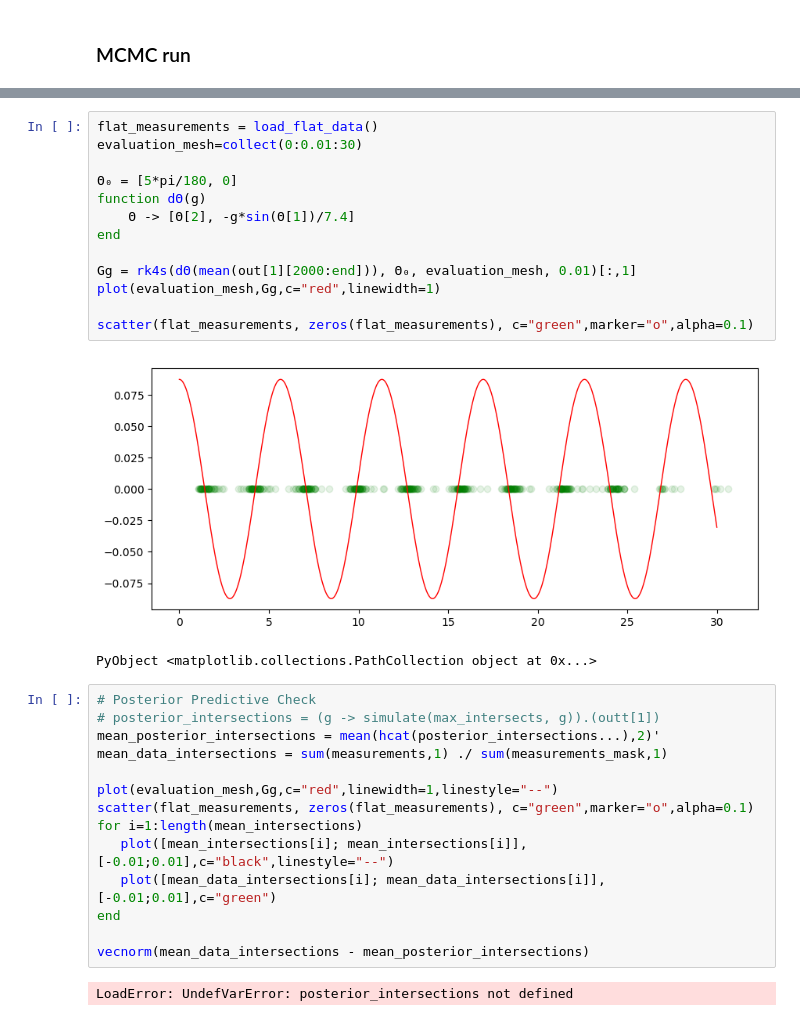
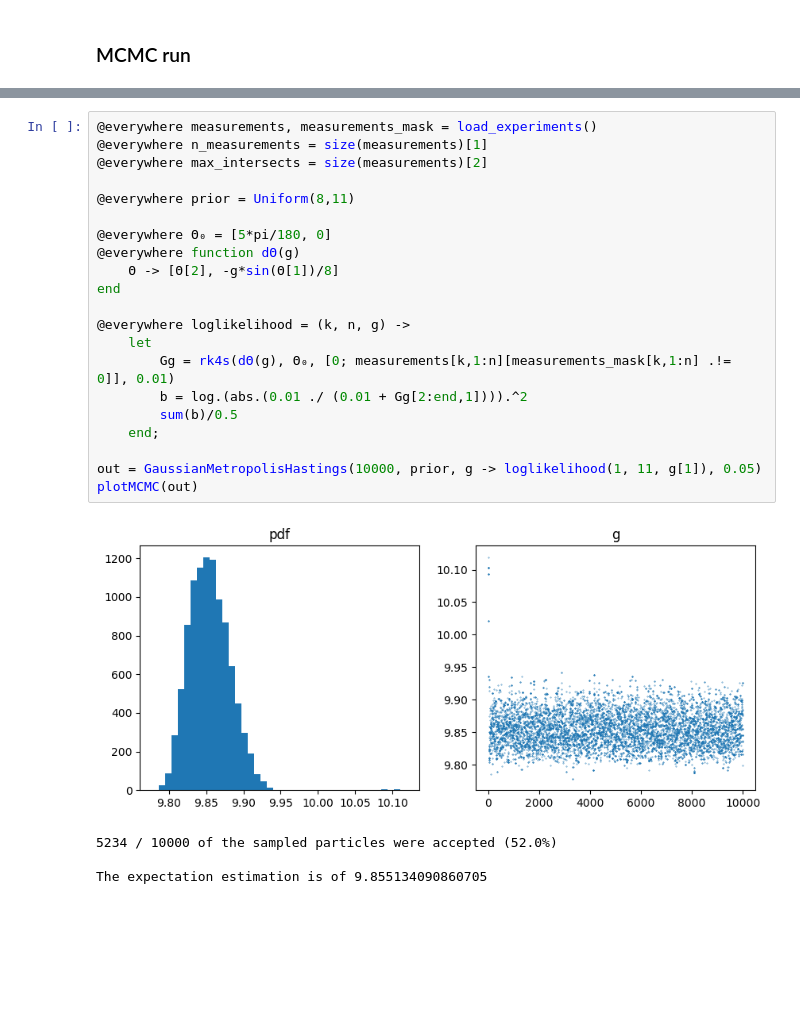
Before and after one commit to matthieubulte/smc, a Jupyter notebook: code/Flat model.ipynb, the cells around one changed output, grey strips where cells are left out. Drawn from its saved outputs; the diff is of its cells as text; blank space fills up the shorter version.

```diff
--- a/code/Flat model.ipynb
+++ b/code/Flat model.ipynb
@@ -112,32 +120,26 @@ The expectation estimation is of 9.413542640876058
-# %%
-flat_measurements = load_flat_data()
-evaluation_mesh=collect(0:0.01:30)
-
-Θ₀ = [5*pi/180, 0]
-function dΘ(g)
-    Θ -> [Θ[2], -g*sin(Θ[1])/7.4]
-end
-
-Gg = rk4s(dΘ(mean(out[1][2000:end])), Θ₀, evaluation_mesh, 0.01)[:,1]
-plot(evaluation_mesh,Gg,c="red",linewidth=1)
-
-scatter(flat_measurements, zeros(flat_measurements), c="green",marker="o",alpha=0.1)
-# %% [output]
-[figure, removed]
-PyObject <matplotlib.collections.PathCollection object at 0x...>
-# %%
-# Posterior Predictive Check
-# posterior_intersections = (g -> simulate(max_intersects, g)).(outt[1])
-mean_posterior_intersections = mean(hcat(posterior_intersections...),2)'
-mean_data_intersections = sum(measurements,1) ./ sum(measurements_mask,1)
-
-plot(evaluation_mesh,Gg,c="red",linewidth=1,linestyle="--")
-scatter(flat_measurements, zeros(flat_measurements), c="green",marker="o",alpha=0.1)
-for i=1:length(mean_intersections)
-   plot([mean_intersections[i]; mean_intersections[i]], [-0.01;0.01],c="black",linestyle="--")
-   plot([mean_data_intersections[i]; mean_data_intersections[i]], [-0.01;0.01],c="green")
-end
-
-vecnorm(mean_data_intersections - mean_posterior_intersections)
-# %% [output]
-LoadError: UndefVarError: posterior_intersections not defined
+# %%
+@everywhere measurements, measurements_mask = load_experiments()
+@everywhere n_measurements = size(measurements)[1]
+@everywhere max_intersects = size(measurements)[2]
+
+@everywhere prior = Uniform(8,11)
+
+@everywhere Θ₀ = [5*pi/180, 0]
+@everywhere function dΘ(g)
+    Θ -> [Θ[2], -g*sin(Θ[1])/8]
+end
+
+@everywhere loglikelihood = (k, n, g) ->
+    let
+        Gg = rk4s(dΘ(g), Θ₀, [0; measurements[k,1:n][measurements_mask[k,1:n] .!= 0]], 0.01)
+        b = log.(abs.(0.01 ./ (0.01 + Gg[2:end,1]))).^2
+        sum(b)/0.5
+    end;
+
+out = GaussianMetropolisHastings(10000, prior, g -> loglikelihood(1, 11, g[1]), 0.05)
+plotMCMC(out)
+# %% [output]
+[figure, added]
+5234 / 10000 of the sampled particles were accepted (52.0%)
+
+The expectation estimation is of 9.855134090860705
```
Also changed, not shown: parts of 5 cells of this notebook, 14 other files.
